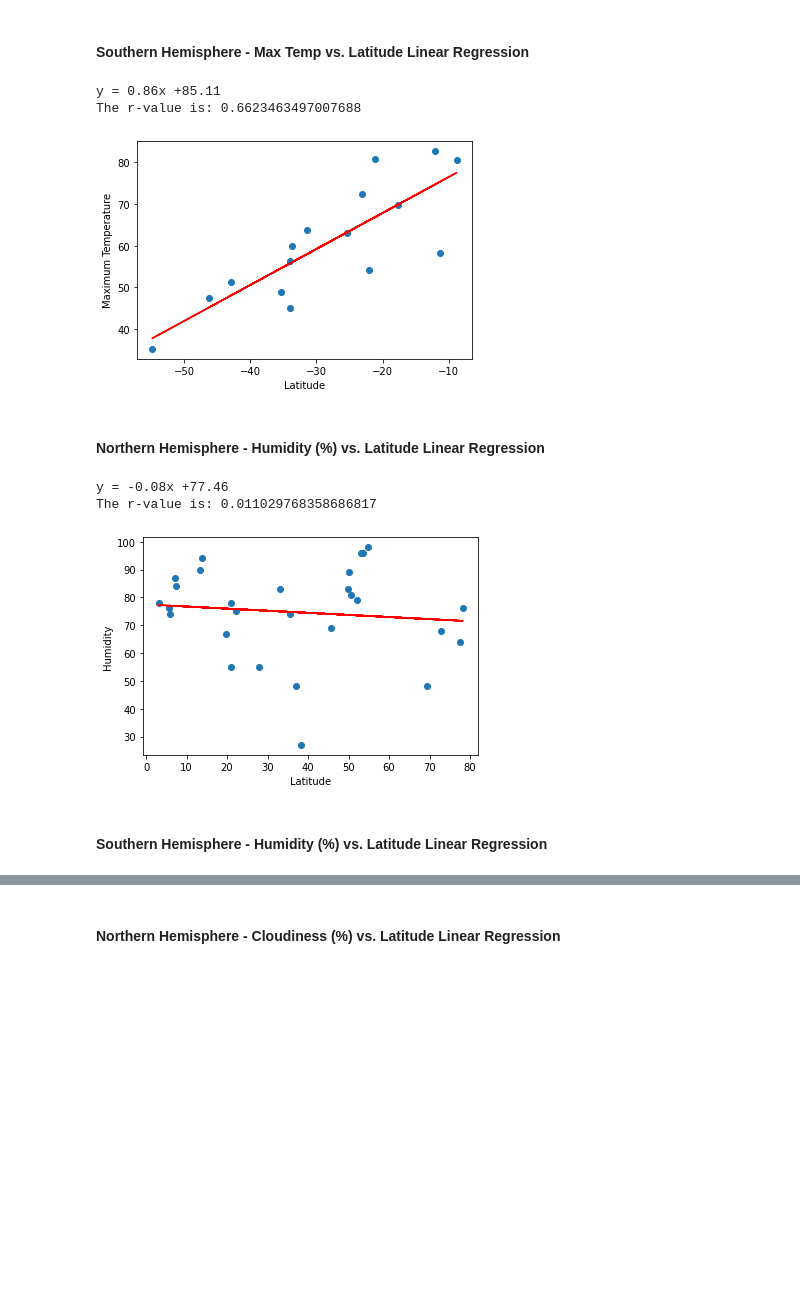
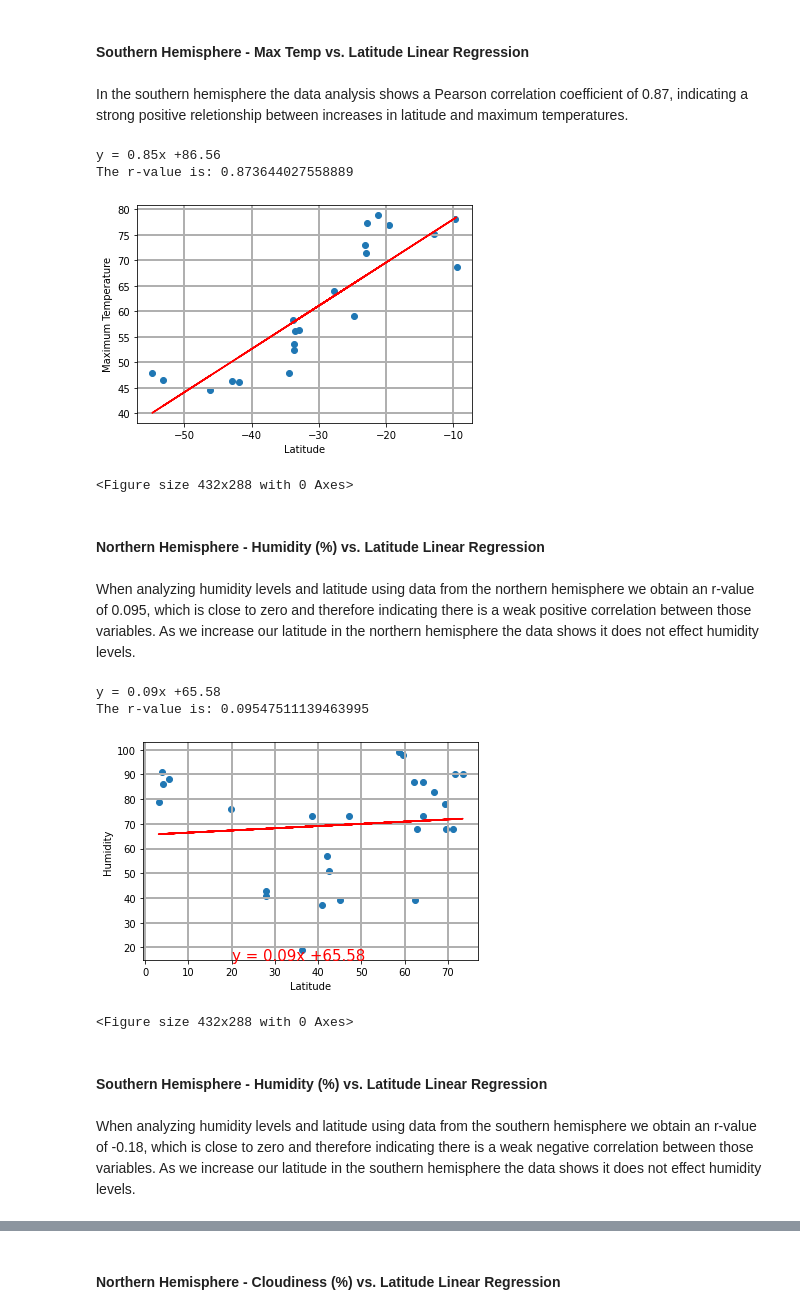
Before and after one commit to anishachaudhari/python-api-challenge, a Jupyter notebook: starter_code/WeatherPy.ipynb, the cells around one changed output, grey strips where cells are left out. Cells and saved outputs as stored; diff of their text form; code cells hidden in the pictures; blank space fills up the shorter version.

Commit message:
updated analysis

```diff
--- a/starter_code/WeatherPy.ipynb
+++ b/starter_code/WeatherPy.ipynb
@@ -281,5 +300,8 @@ The r-value is: 0.6244947813723347
 # %% [markdown]
 ####  Southern Hemisphere - Max Temp vs. Latitude Linear Regression
+# %% [markdown]
+In the southern hemisphere the data analysis shows a Pearson correlation coefficient of 0.87, indicating a
+strong positive reletionship between increases in latitude and maximum temperatures.
 # %%
 # Perform a linear regression on temperature vs. latitude
 x_values = southern_df["Lat"]
@@ -303,53 +325,67 @@ plt.plot(x_values,regress_values,"r-")
 plt.xlabel('Latitude')
 plt.ylabel('Maximum Temperature')
 plt.annotate(line_eq,(20,15),fontsize=15,color="red")
+plt.grid(linestyle='-', linewidth = 2)
 
 # Print r value
-print(f"The r-value is: {rvalue**2}")
+print(f"The r-value is: {rvalue}")
 
 # Show plot
 plt.show()
+plt.savefig("/Users/anishachaudhari/Desktop/output_files/maxtemp_lat_south")
 # %% [output]
-y = 0.86x +85.11
-The r-value is: 0.6623463497007688
+y = 0.85x +86.56
+The r-value is: 0.873644027558889
-[figure, old version]
+[figure, new version]
+<Figure size 432x288 with 0 Axes>
 # %% [markdown]
 ####  Northern Hemisphere - Humidity (%) vs. Latitude Linear Regression
+# %% [markdown]
+When analyzing humidity levels and latitude using data from the northern hemisphere we obtain an r-value of 0.095,
+which is close to zero and therefore indicating there is a weak positive correlation between those variables.
+As we increase our latitude in the northern hemisphere the data shows it does not effect humidity levels.
 # %%
 # Perform a linear regression on humidity vs. latitude
 x_values = northern_df["Lat"]
 y_values = northern_df["Humidity"]
 (slope, intercept, rvalue, pvalue, stderr) = stats.linregress(x_values, y_values)
 
 
 # Get regression values
 regress_values = x_values * slope + intercept
 #print(regress_values)
 
 # Create line equation string
 line_eq = "y = " + str(round(slope,2)) + "x +" + str(round(intercept,2))
 print(line_eq)
 
 # Create Plot
 plt.scatter(x_values,y_values)
 plt.plot(x_values,regress_values,"r-")
 
 # Label plot and annotate the line equation
 plt.xlabel('Latitude')
 plt.ylabel('Humidity')
 plt.annotate(line_eq,(20,15),fontsize=15,color="red")
+plt.grid(linestyle='-', linewidth = 2)
 
 # Print r value
-print(f"The r-value is: {rvalue**2}")
+print(f"The r-value is: {rvalue}")
 
 # Show plot
 plt.show()
+plt.savefig("/Users/anishachaudhari/Desktop/output_files/humidity_lat_north.png")
 # %% [output]
-y = -0.08x +77.46
-The r-value is: 0.011029768358686817
+y = 0.09x +65.58
+The r-value is: 0.09547511139463995
-[figure, old version]
+[figure, new version]
+<Figure size 432x288 with 0 Axes>
 # %% [markdown]
 ####  Southern Hemisphere - Humidity (%) vs. Latitude Linear Regression
+# %% [markdown]
+When analyzing humidity levels and latitude using data from the southern hemisphere we obtain an r-value of -0.18,
+which is close to zero and therefore indicating there is a weak negative correlation between those variables.
+As we increase our latitude in the southern hemisphere the data shows it does not effect humidity levels.
 # %%
 # Perform a linear regression on humidity vs. latitude
 x_values = southern_df["Lat"]
```
Also changed, not shown: parts of 18 cells of this notebook, 1 other file.
